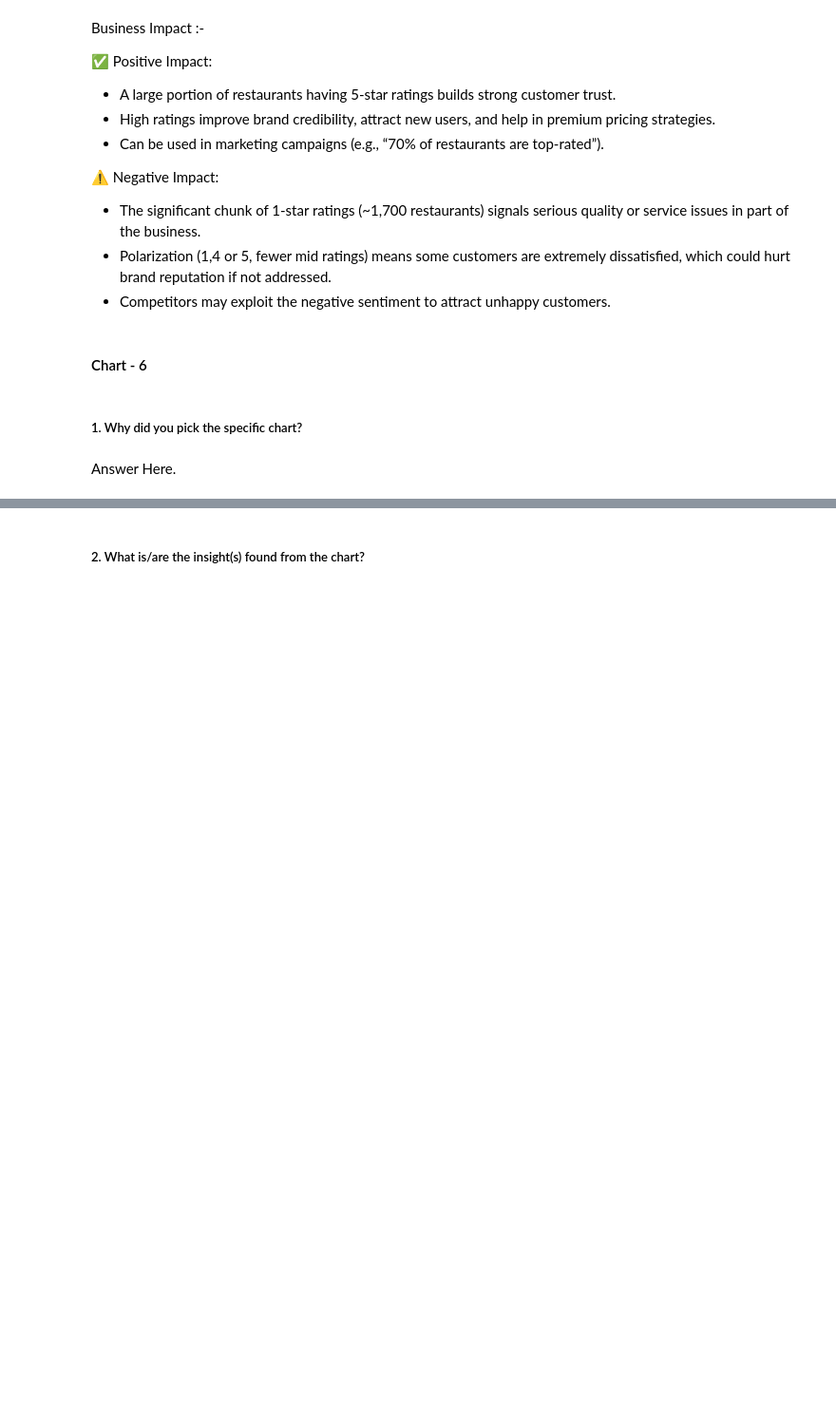
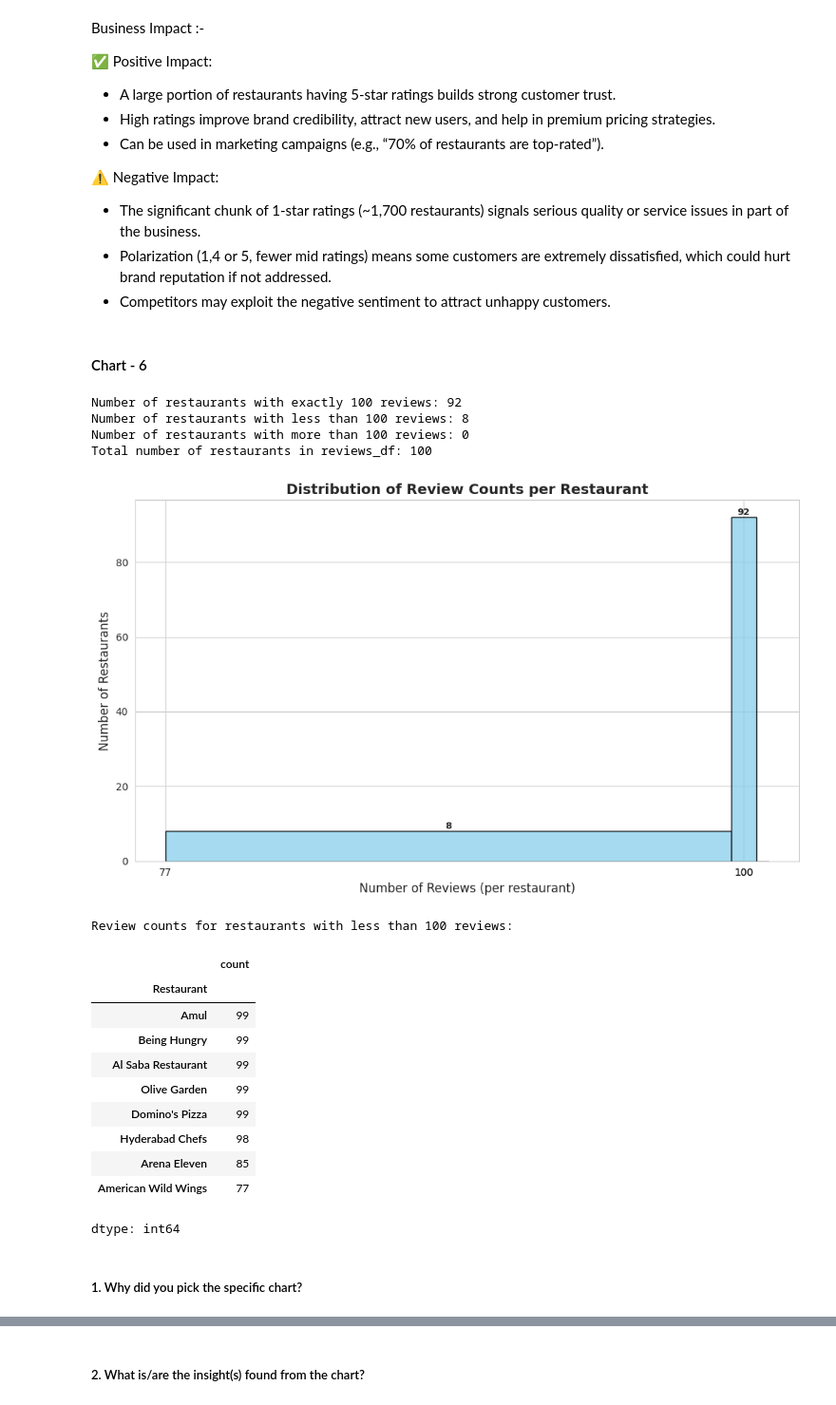
Before and after one commit to Ash99-commits/Unsupervised_ML_Zomato-Restaurant_Clustering_And_Sentiment_Analysis, a Jupyter notebook: Unsupervised_ML_Zomato_Restaurant_Clustering_And_Sentiment_Analysis_Ashwani_Kumar_Patra.ipynb, the cells around one changed output, grey strips where cells are left out. Shown: that part at 95% size. Saved outputs shown, nothing was run; the diff lists cells and outputs as text; code cells hidden in the pictures; blank space fills up the shorter version.

Commit message:
Chart 6 - Distribution of Review Counts per Restaurant - Histogram, plotted, insights are driven from it, along with its business impact [both positive and negative(if any)].

```diff
--- a/Unsupervised_ML_Zomato_Restaurant_Clustering_And_Sentiment_Analysis_Ashwani_Kumar_Patra.ipynb
+++ b/Unsupervised_ML_Zomato_Restaurant_Clustering_And_Sentiment_Analysis_Ashwani_Kumar_Patra.ipynb
@@ -996,4 +994,79 @@ Business Impact :-
+# %%
+# Calculating few things before jumping into Chart 6 (Involves Ratings)
+
+# Getting the count of reviews for each restaurant in the cleaned reviews_df
+all_restaurant_review_counts = reviews_df['Restaurant'].value_counts()
+
+# Counting the number of restaurants with exactly 100 reviews
+restaurants_exactly_100 = all_restaurant_review_counts[all_restaurant_review_counts == 100].count()
+
+# Counting the number of restaurants with less than 100 reviews
+restaurants_less_than_100 = all_restaurant_review_counts[all_restaurant_review_counts < 100].count()
+
+# Counting the number of restaurants with more than 100 reviews
+restaurants_more_than_100 = all_restaurant_review_counts[all_restaurant_review_counts > 100].count()
+
+print(f"Number of restaurants with exactly 100 reviews: {restaurants_exactly_100}")
+print(f"Number of restaurants with less than 100 reviews: {restaurants_less_than_100}")
+print(f"Number of restaurants with more than 100 reviews: {restaurants_more_than_100}")
+print(f"Total number of restaurants in reviews_df: {len(all_restaurant_review_counts)}")
+# %% [output]
+Number of restaurants with exactly 100 reviews: 92
+Number of restaurants with less than 100 reviews: 8
+Number of restaurants with more than 100 reviews: 0
+Total number of restaurants in reviews_df: 100
+# %%
+# Chart 6 Visualization Code - Distribution of Review Counts per Restaurant - Histogram
+
+# Counting number of reviews per restaurant
+review_counts = reviews_df['Restaurant'].value_counts()
+
+# Setting the style
+sns.set_style("whitegrid")
+
+# Defining custom bins to isolate 100 as 98,99 was also getting mixed with 100 bin
+# This creates bins that are narrow around 100 to show its exact count
+bin_edges = [review_counts.min(), 99.5, 100.5, review_counts.max() + 1]
+
+
+# Creating histogram (distribution of review counts)
+plt.figure(figsize=(10,6))
+ax = sns.histplot(review_counts, bins=bin_edges, kde=False, color="skyblue", edgecolor="black")
+
+# Adding labels for each bar
+for p in ax.patches:
+    height = p.get_height()
+    if height > 0:  # Only annotating visible bars
+        ax.annotate(f'{int(height)}',
+                    (p.get_x() + p.get_width() / 2, height),
+                    ha='center', va='bottom', fontsize=9, fontweight='bold')
+
+# Titles and labels
+plt.title('Distribution of Review Counts per Restaurant', fontsize=14, fontweight='bold')
+plt.xlabel('Number of Reviews (per restaurant)', fontsize=12)
+plt.ylabel('Number of Restaurants', fontsize=12)
+plt.xticks([review_counts.min(), 100, review_counts.max()]) # Set specific ticks on x-axis
+
+# Showing plot
+plt.tight_layout()
+plt.show()
+
+# Displayin the exact review counts for restaurants with less than 100 reviews as x-values are hidden between 77 and 100.
+print("\nReview counts for restaurants with less than 100 reviews:")
+display(review_counts[review_counts < 100])
+# %% [output]
+[figure, added]
+Review counts for restaurants with less than 100 reviews:
+|  | count |
+| Restaurant |  |
+| Amul | 99 |
+| Being Hungry | 99 |
+| Al Saba Restaurant | 99 |
+| Olive Garden | 99 |
+| Domino's Pizza | 99 |
+| Hyderabad Chefs | 98 |
+| Arena Eleven | 85 |
+| American Wild Wings | 77 |
+dtype: int64
 # %% [markdown]
 ##### 1. Why did you pick the specific chart?
-# %% [markdown]
-Answer Here.
```
Also changed, not shown: parts of 6 cells of this notebook.
